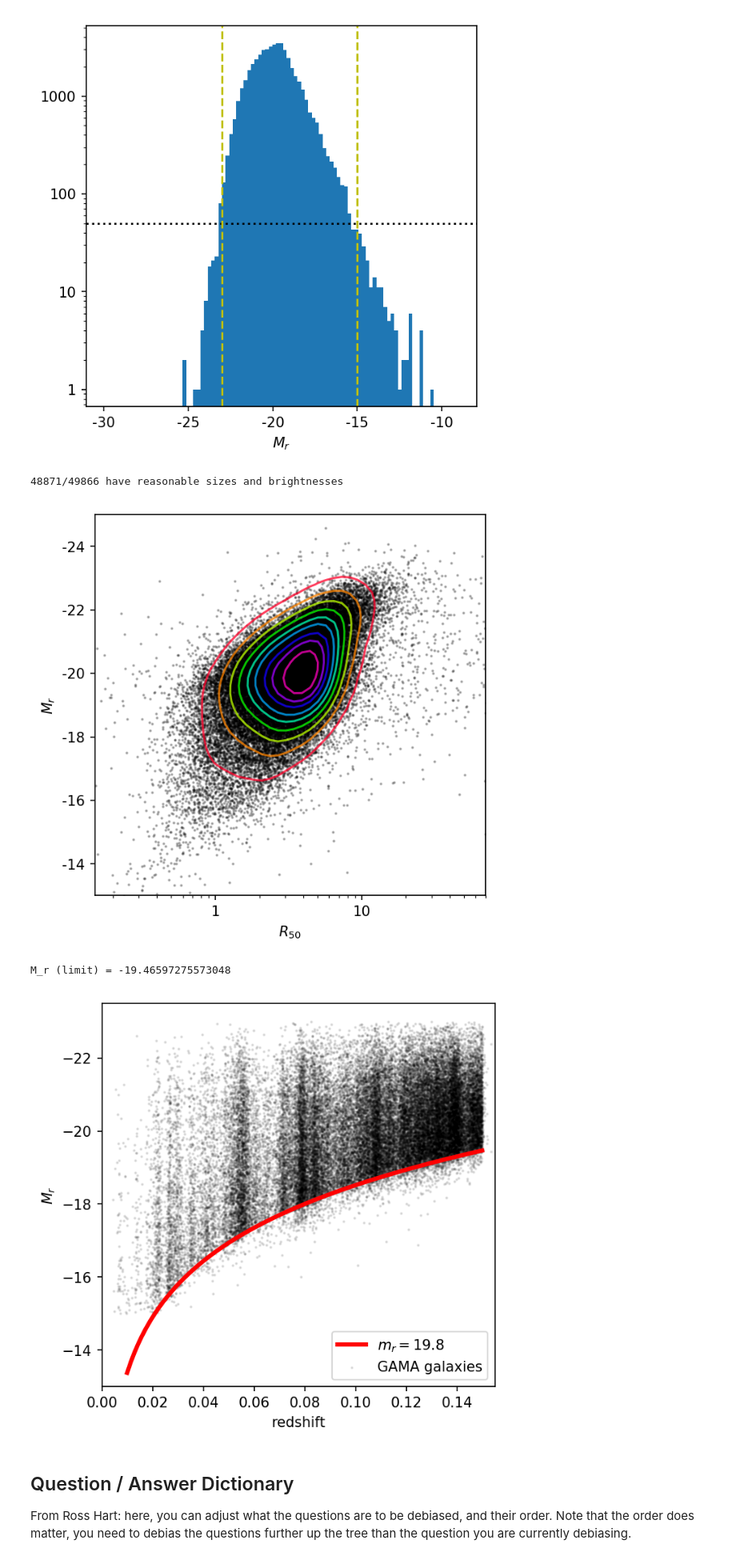
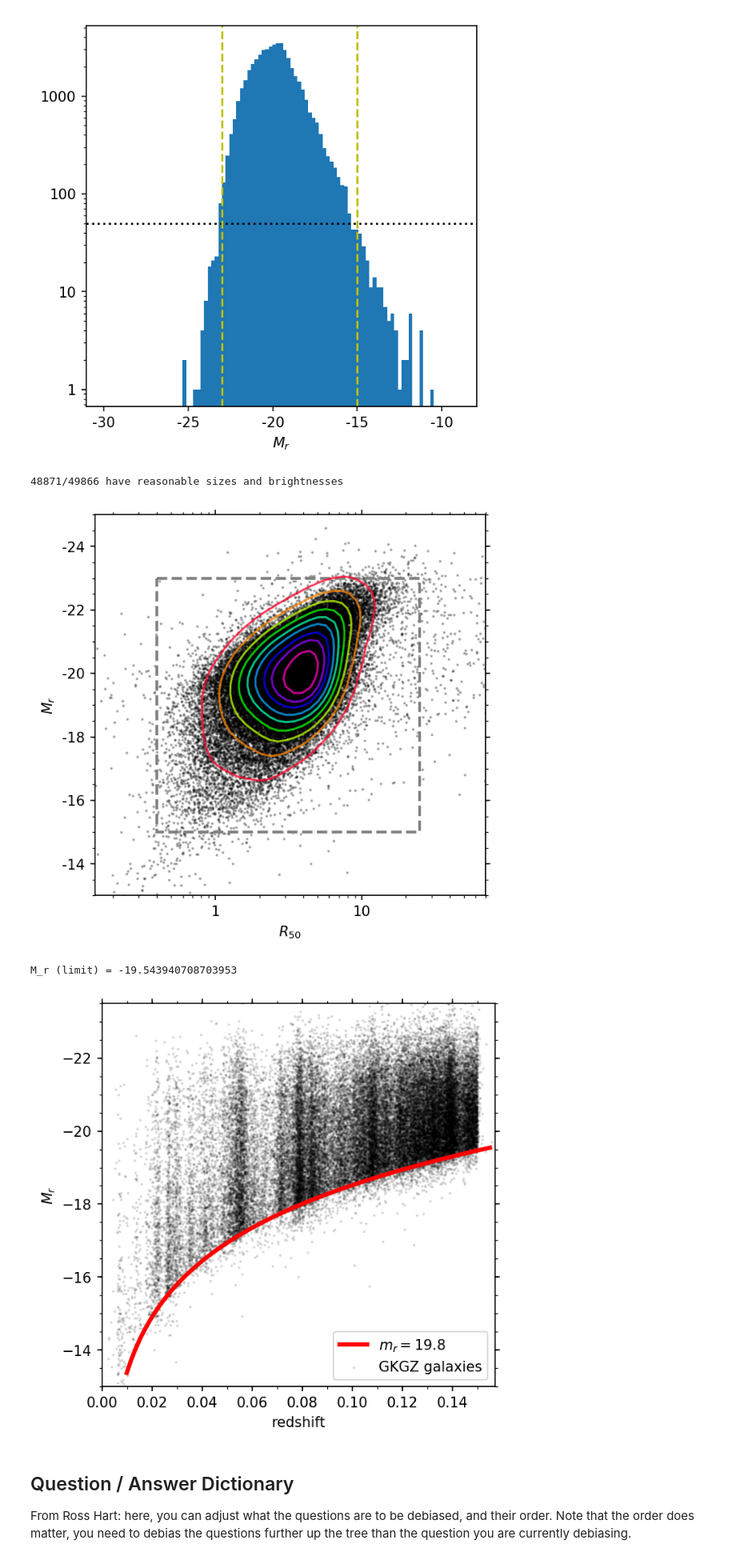
Before and after one commit to leeskelvin/gamakidsgz, a Jupyter notebook: outputs/debiasing/debiasing.ipynb, the cells around one changed output. Shown at 80% size. Cells and saved outputs as stored; diff of their text form; code cells hidden in the pictures.

Commit message:
latest debiasing updates, gkgz renaming

```diff
--- a/outputs/debiasing/debiasing.ipynb
+++ b/outputs/debiasing/debiasing.ipynb
@@ -114,3 +107,12 @@ gama_ext = Table.read('../../inputs/manifest/gamazoo_extra.fits.gz')
+# %%
+# gama tabular data
+gama_bin = Table.read('../gkgz-binned.fits.gz')
+gama_cln = Table.read('../gkgz-cleaned.fits.gz')
+gama_ext = Table.read('../gkgz-extra.fits.gz')
+if any(gama_bin['gama_cataid'] != gama_cln['gama_cataid']):
+    raise ValueError("input catalogues must be row matched!")
+if any(gama_cln['gama_cataid'] != gama_ext['CATAID']):
+    raise ValueError("input catalogues must be row matched!")
 # %%
 # add original binned total counts to cleaned catalogue
 N_names = [c for c in gama_bin.colnames if 'total' in c]
@@ -140,3 +142,19 @@ pd.options.display.max_rows = oldnrows
 | mergers_total_bin | 37 | 34 |
 | oddtype_total_bin | 37 | 34 |
 | discuss_total_bin | 40 | 40 |
+# %%
+# generate primary data table
+R50 = gama_ext[R50_column]
+Mr = gama_ext[Mr_column]
+z = gama_ext[z_column]
+data = gama_cln.copy()
+for c in (Mr_column, R50_column, z_column):
+    data[c] = gama_ext[c]
+znums = dict()
+for zlo,zhi in zip(volume_redshift_bounds[:-1],
+                   volume_redshift_bounds[1:]):
+    key = f'{round(zlo,5)} ≤ z ≤ {round(zhi,5)}'
+    value = sum((z>=zlo) & (z<=zhi))
+    znums.update({key:value})
+print(f'redshift bin number counts:')
+display(znums)
@@ -248,8 +279,20 @@ print(f'{data_ok.sum()}/{len(data_ok)} have reasonable sizes and '
       f'brightnesses')
 fig = plt.figure(figsize=(5,5), dpi=150)
 ax = plt.subplot(111)
+ax.minorticks_on()
+ax.tick_params(axis='x', which='both', bottom=True, top=True)
+ax.tick_params(axis='y', which='both', left=True, right=True)
+ax.yaxis.set_minor_locator(matplotlib.ticker.MultipleLocator(0.5))
 ax.scatter(R50, Mr, color='k', s=1, alpha=0.25)
 ax.contour(X, Y, Z, levels=L, cmap='gist_rainbow', alpha=0.75)
+rect = matplotlib.patches.Rectangle((R50lo,Mrlo),
+                                    R50hi-R50lo,
+                                    Mrhi-Mrlo,
+                                    linewidth=2,
+                                    edgecolor='grey',
+                                    facecolor='none',
+                                    linestyle='--',)
+ax.add_patch(rect)
 ax.set_xscale('log')
 ax.set_xlim(0.15, 70)
 ax.set_ylim(-13, -25)
@@ -262,30 +305,35 @@ plt.show()
 plt.close()
 # %% [output]
 48871/49866 have reasonable sizes and brightnesses
-[figure, old version]
+[figure, new version]
 # %%
 # primary data redshift-magnitude diagram
 zs = np.linspace(0.01,
-                 volume_redshift_limits[1],
+                 volume_redshift_bounds[-1],
                  100)
 Mags = mag_to_Mag(survey_mag_limit, zs)
-Mag_limit = mag_to_Mag(survey_mag_limit, volume_redshift_limits[1])
+Mag_limit = mag_to_Mag(survey_mag_limit, volume_redshift_bounds[-1])
 print(f'M_r (limit) = {Mag_limit}')
 fig = plt.figure(figsize=(5,5), dpi=150)
 ax = plt.subplot(111)
-plt.scatter(data[z_column], data[Mr_column],
-            color='k', s=1, label='GAMA galaxies', alpha=0.1)
+ax.minorticks_on()
+ax.tick_params(axis='x', which='both', bottom=True, top=True)
+ax.tick_params(axis='y', which='both', left=True, right=True)
+ax.xaxis.set_minor_locator(matplotlib.ticker.MultipleLocator(0.01))
+ax.yaxis.set_minor_locator(matplotlib.ticker.MultipleLocator(0.5))
+plt.scatter(z, Mr,
+            color='k', s=1, label='GKGZ galaxies', alpha=0.1)
 plt.plot(zs, Mags, color='r', lw=3,
          label=f'$m_r={survey_mag_limit}$')
 plt.xlabel('redshift')
 plt.ylabel('$M_r$')
 plt.legend(loc='lower right')
-plt.axis((0, 0.155, -13, -23.5))
+plt.axis((0, 0.157, -13, -23.5))
 plt.show()
 plt.close()
 # %% [output]
-M_r (limit) = -19.46597275573048
+M_r (limit) = -19.543940708703953
-[figure, old version]
+[figure, new version]
 # %% [markdown]
 ## Question / Answer Dictionary
 
```
Also changed, not shown: parts of 31 cells of this notebook, 3 other files.
